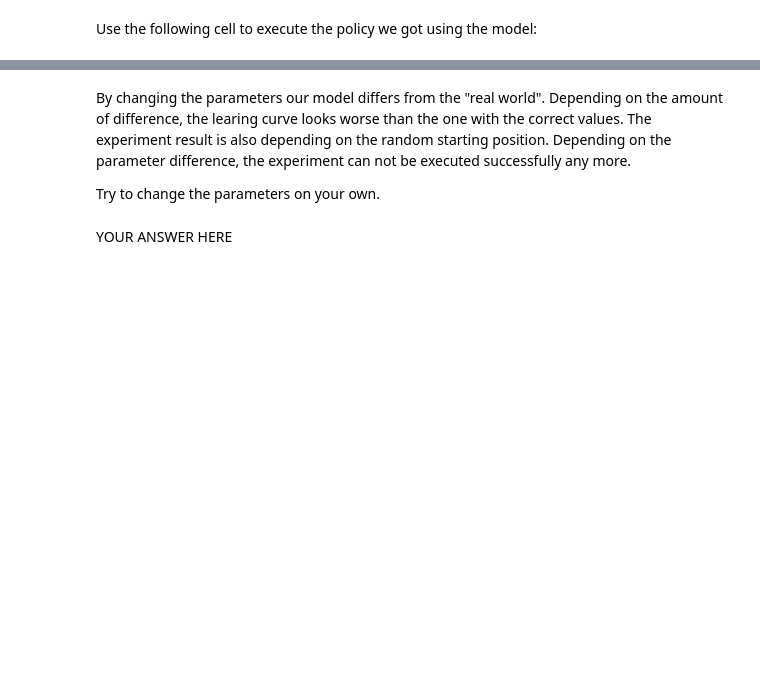
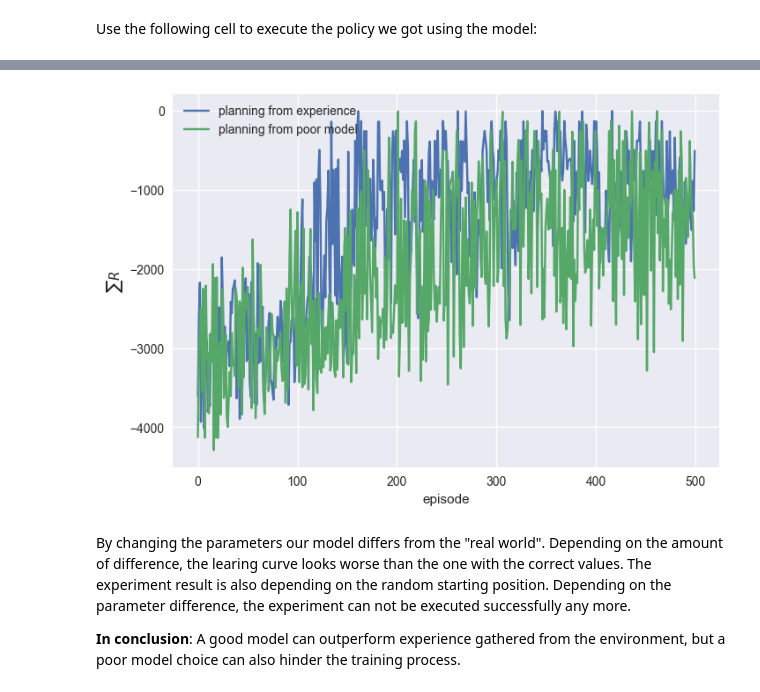
Before and after one commit to upb-lea/reinforcement_learning_course_materials, a Jupyter notebook: exercises/templates/ex07/LearningAndPlanning.ipynb, the cells around one changed output, grey strips where cells are left out. Cells and saved outputs as stored; diff of their text form; code cells hidden in the pictures; blank space fills up the shorter version.

```diff
--- a/exercises/templates/ex07/LearningAndPlanning.ipynb
+++ b/exercises/templates/ex07/LearningAndPlanning.ipynb
@@ -305,8 +481,19 @@ What do you observe?
+# %%
+wrong_model_history, wrong_model_pi = pendulumModelDynaQ(
+    alpha=0.1, gamma=0.9, epsilon=0.1, n=19, nb_episodes=500, nb_steps=500, m=5, g=20, l=2
+)
+# %%
+plt.plot(exp_planning_history, label="planning from experience")
+plt.plot(wrong_model_history, label="planning from poor model")
+plt.xlabel("episode")
+plt.ylabel(r"$\sum R$")
+plt.legend(loc="upper left")
+plt.show()
+# %% [output]
+[figure, added]
 # %% [markdown]
 By changing the parameters our model differs from the "real world". Depending on the amount of difference, the learing curve looks worse than the one with the correct values.
 The experiment result is also depending on the random starting position.
 Depending on the parameter difference, the experiment can not be executed successfully any more.
 
-Try to change the parameters on your own.
+**In conclusion**: A good model can outperform experience gathered from the environment, but a poor model choice can also hinder the training process.
-# %% [markdown]
-YOUR ANSWER HERE
```
Also changed, not shown: parts of 28 cells of this notebook, 1 other file.
